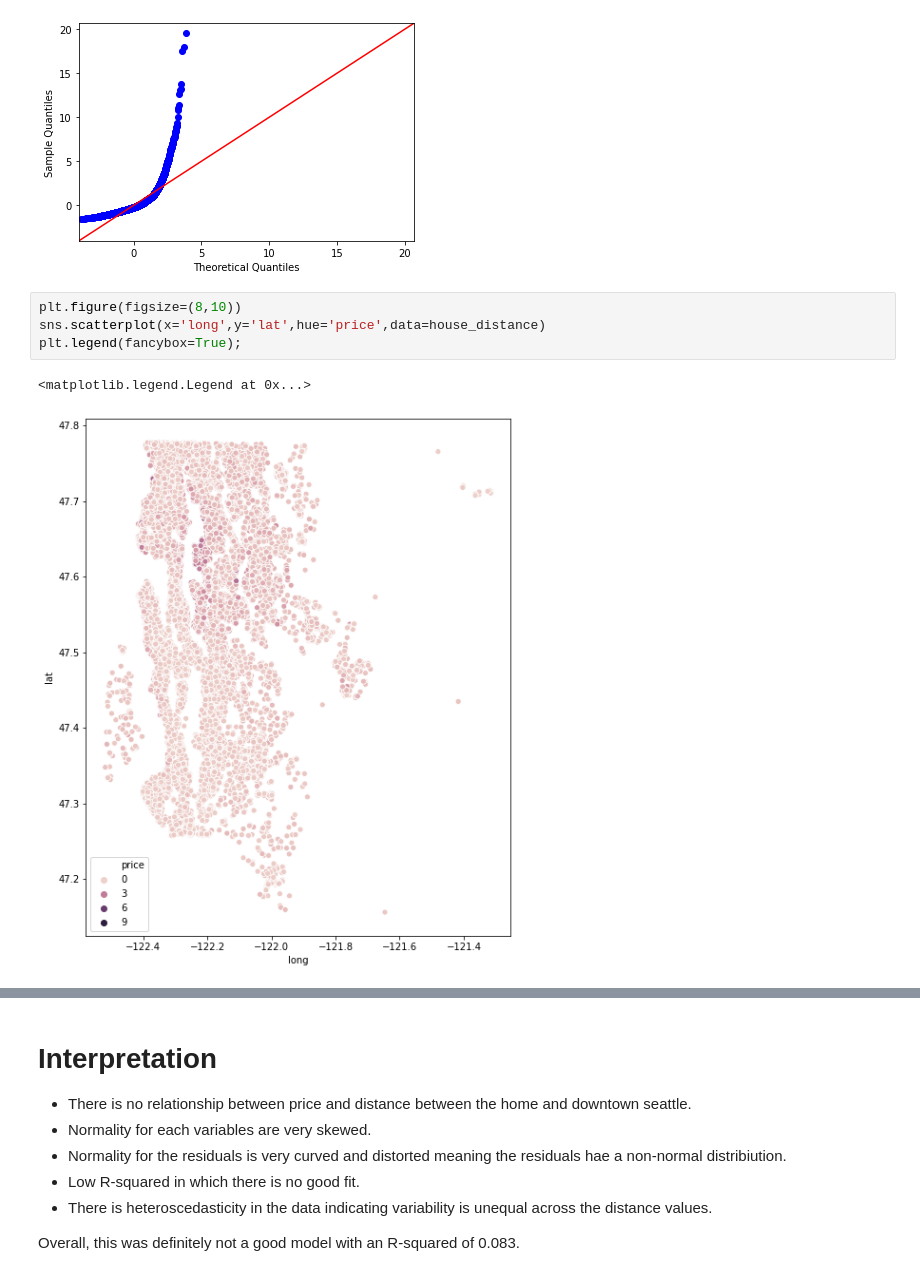
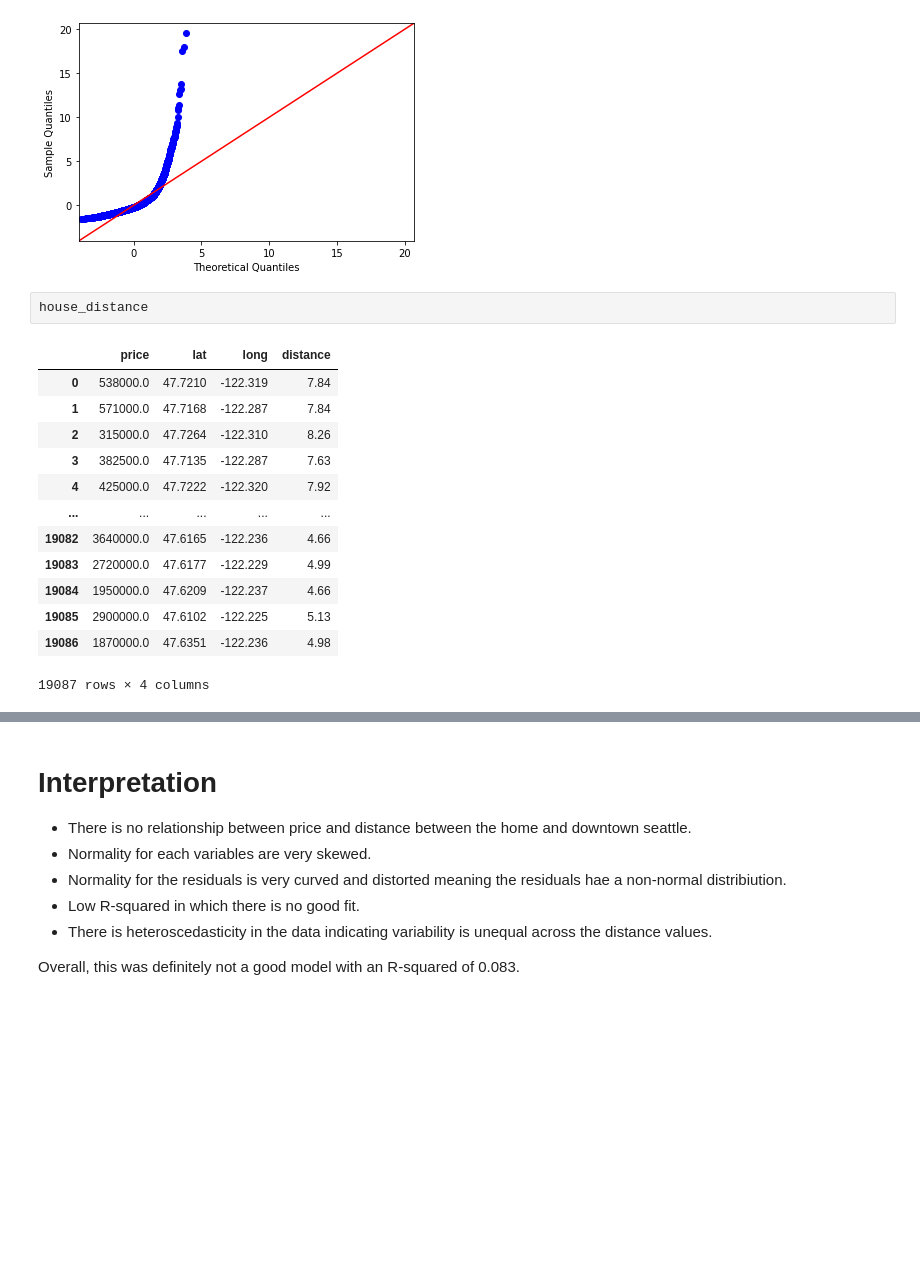
Before and after one commit to ttam37/dsc-mod-2-project-v2-1-onl01-dtsc-ft-052620, a Jupyter notebook: EDA Question 1.ipynb, the cells around one changed output, grey strips where cells are left out. Saved outputs shown, nothing was run; the diff lists cells and outputs as text; blank space fills up the shorter version.

```diff
--- a/EDA Question 1.ipynb
+++ b/EDA Question 1.ipynb
@@ -162,10 +161,19 @@ fig = sm.graphics.qqplot(residuals,dist=stats.norm,line='45',fit=True)
 fig.show()
 # %% [output]
 [figure]
-# %%
-plt.figure(figsize=(8,10))
-sns.scatterplot(x='long',y='lat',hue='price',data=house_distance)
-plt.legend(fancybox=True);
-# %% [output]
-<matplotlib.legend.Legend at 0x...>
-[figure, removed]
+# %%
+house_distance
+# %% [output]
+|  | price | lat | long | distance |
+| 0 | 538000.0 | 47.7210 | -122.319 | 7.84 |
+| 1 | 571000.0 | 47.7168 | -122.287 | 7.84 |
+| 2 | 315000.0 | 47.7264 | -122.310 | 8.26 |
+| 3 | 382500.0 | 47.7135 | -122.287 | 7.63 |
+| 4 | 425000.0 | 47.7222 | -122.320 | 7.92 |
+| ... | ... | ... | ... | ... |
+| 19082 | 3640000.0 | 47.6165 | -122.236 | 4.66 |
+| 19083 | 2720000.0 | 47.6177 | -122.229 | 4.99 |
+| 19084 | 1950000.0 | 47.6209 | -122.237 | 4.66 |
+| 19085 | 2900000.0 | 47.6102 | -122.225 | 5.13 |
+| 19086 | 1870000.0 | 47.6351 | -122.236 | 4.98 |
+19087 rows × 4 columns
```
Also changed, not shown: parts of 7 cells of this notebook, 5 other files.
